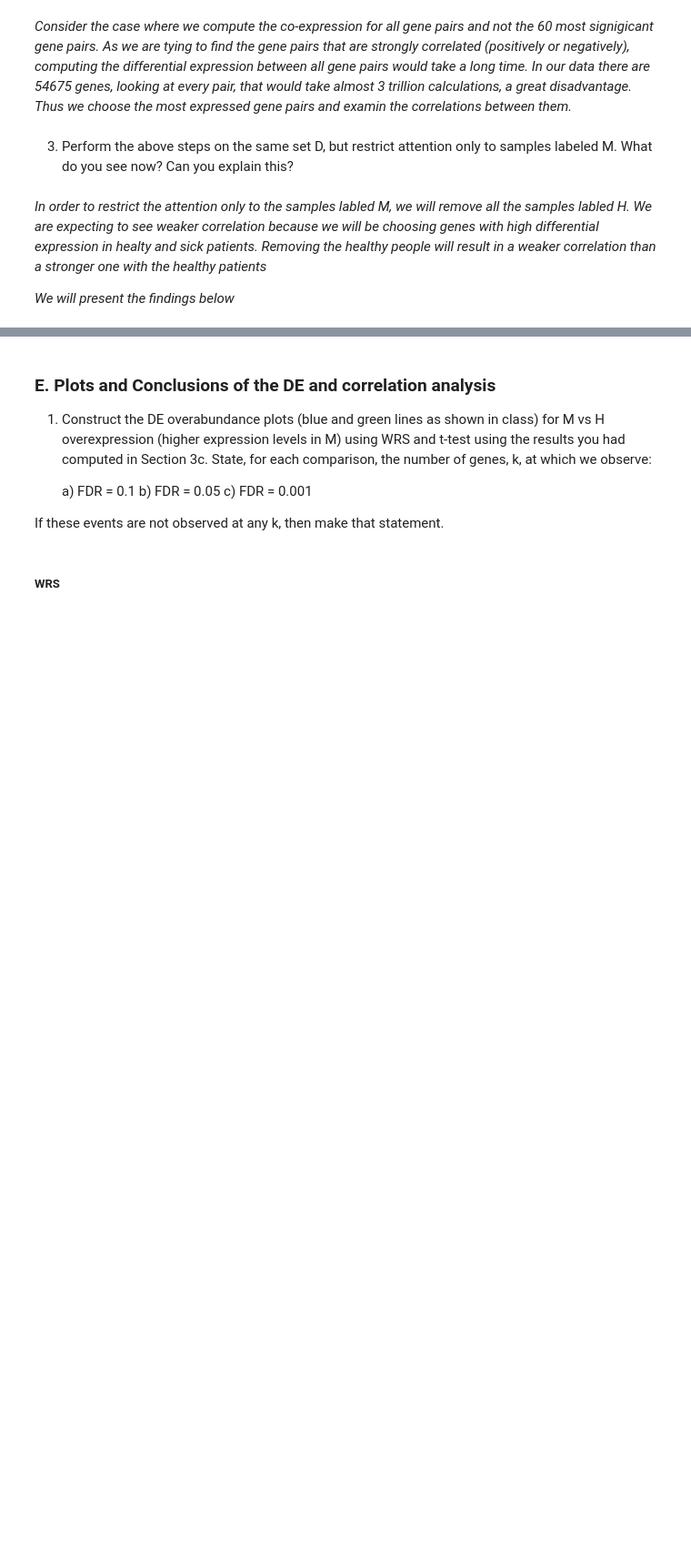
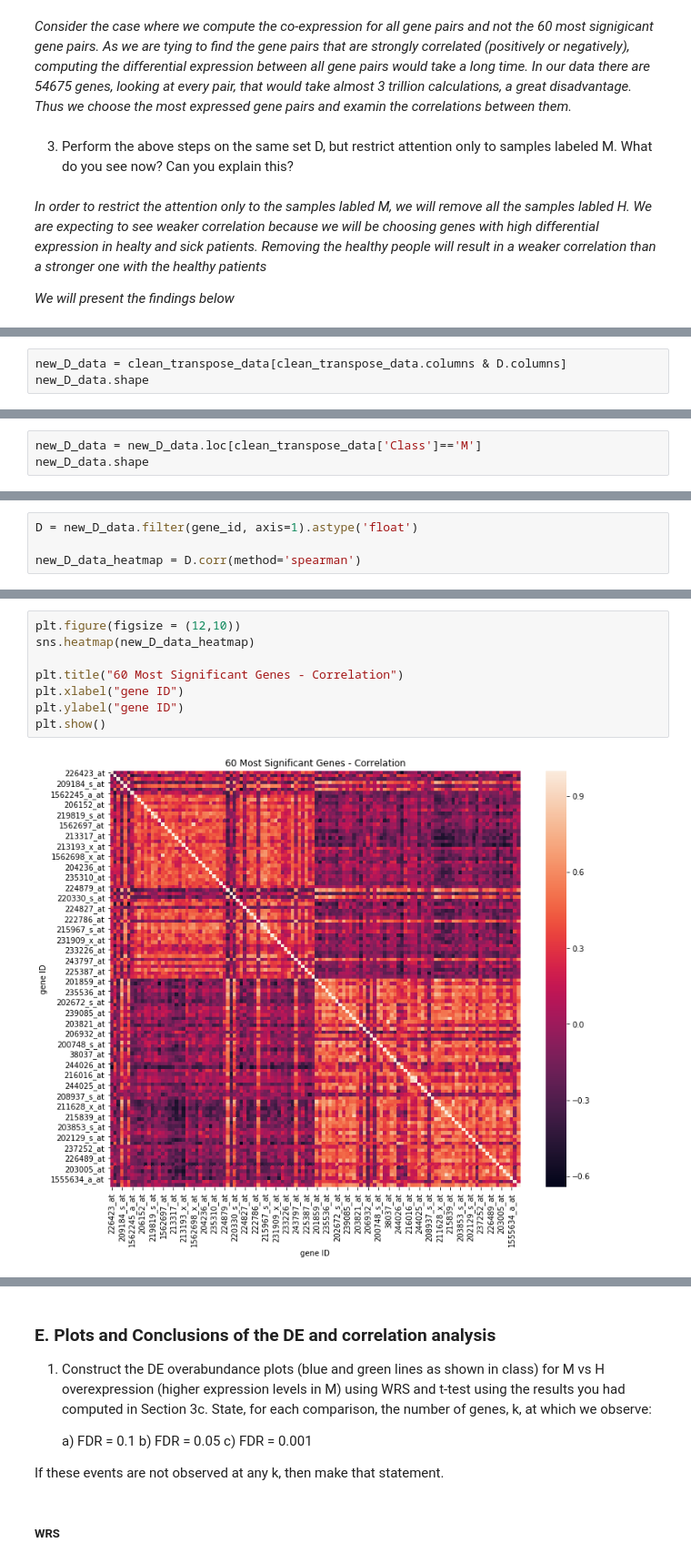
Before and after one commit to mayakerem/StatisticsDataAnalysis, a Jupyter notebook: HW4/204818181_329827190.ipynb, the cells around one changed output, grey strips where cells are left out. Shown at 91% size. Cells and saved outputs as stored; diff of their text form; blank space fills up the shorter version.

```diff
--- a/HW4/204818181_329827190.ipynb
+++ b/HW4/204818181_329827190.ipynb
@@ -346,0 +336,3 @@ Significant co-expressed gene pairs: 6835.0
+# %%
+new_D_data = clean_transpose_data[clean_transpose_data.columns & D.columns]
+new_D_data.shape
@@ -346,0 +341,3 @@ Significant co-expressed gene pairs: 6835.0
+# %%
+new_D_data = new_D_data.loc[clean_transpose_data['Class']=='M']
+new_D_data.shape
@@ -346,0 +430,4 @@ Significant co-expressed gene pairs: 6835.0
+# %%
+D = new_D_data.filter(gene_id, axis=1).astype('float')
+
+new_D_data_heatmap = D.corr(method='spearman')
@@ -346,0 +451,10 @@ Significant co-expressed gene pairs: 6835.0
+# %%
+plt.figure(figsize = (12,10))
+sns.heatmap(new_D_data_heatmap)
+
+plt.title("60 Most Significant Genes - Correlation")
+plt.xlabel("gene ID")
+plt.ylabel("gene ID")
+plt.show()
+# %% [output]
+[figure, added]
```
Also changed, not shown: parts of 34 cells of this notebook.
